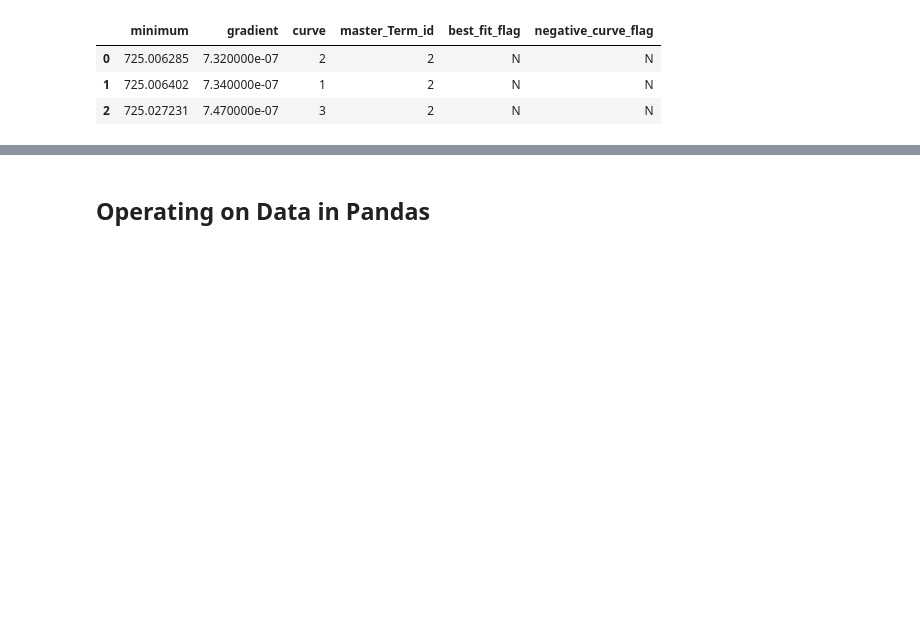
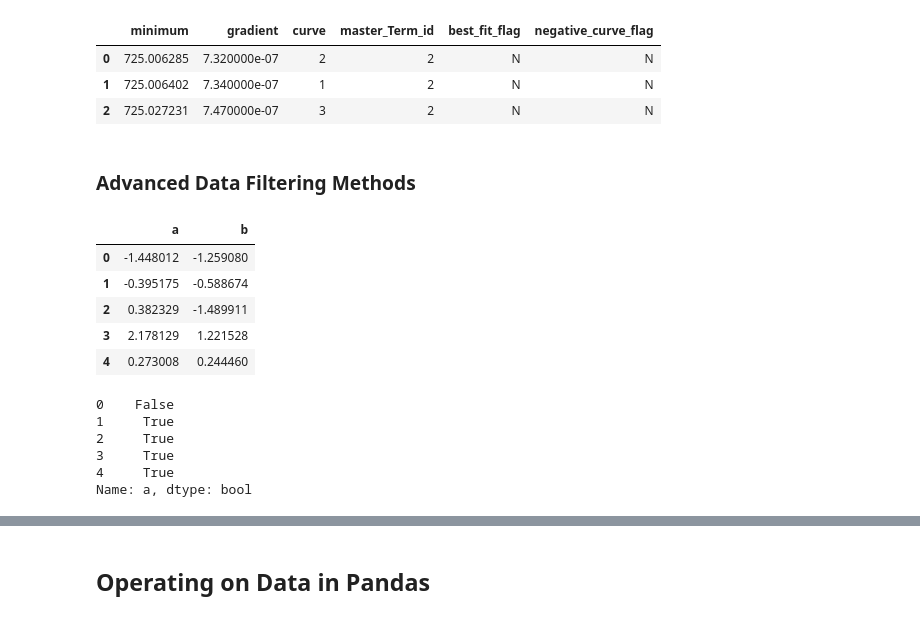
Before and after one commit to chen115y/MLOpsLearning, a Jupyter notebook: DataWrangling/Pandas.ipynb, the cells around one changed output, grey strips where cells are left out. Drawn from its saved outputs; the diff is of its cells as text; code cells hidden in the pictures; blank space fills up the shorter version.

```diff
--- a/DataWrangling/Pandas.ipynb
+++ b/DataWrangling/Pandas.ipynb
@@ -621,3 +636,29 @@ data
 | 0 | 725.006285 | 7.320000e-07 | 2 | 2 | N | N |
 | 1 | 725.006402 | 7.340000e-07 | 1 | 2 | N | N |
 | 2 | 725.027231 | 7.470000e-07 | 3 | 2 | N | N |
+# %% [markdown]
+### Advanced Data Filtering Methods
+# %%
+from numpy.random import randn
+from pandas import DataFrame
+
+df = pd.DataFrame(randn(10, 2), columns=list('ab'))
+df.head()
+# %% [output]
+|  | a | b |
+| 0 | -1.448012 | -1.259080 |
+| 1 | -0.395175 | -0.588674 |
+| 2 | 0.382329 | -1.489911 |
+| 3 | 2.178129 | 1.221528 |
+| 4 | 0.273008 | 0.244460 |
+# %%
+# set a condition series
+condition = df['a'] > -0.5
+print(condition.head())
+# %% [output]
+0    False
+1     True
+2     True
+3     True
+4     True
+Name: a, dtype: bool
```
Also changed, not shown: parts of 13 cells of this notebook, 2 other files.
